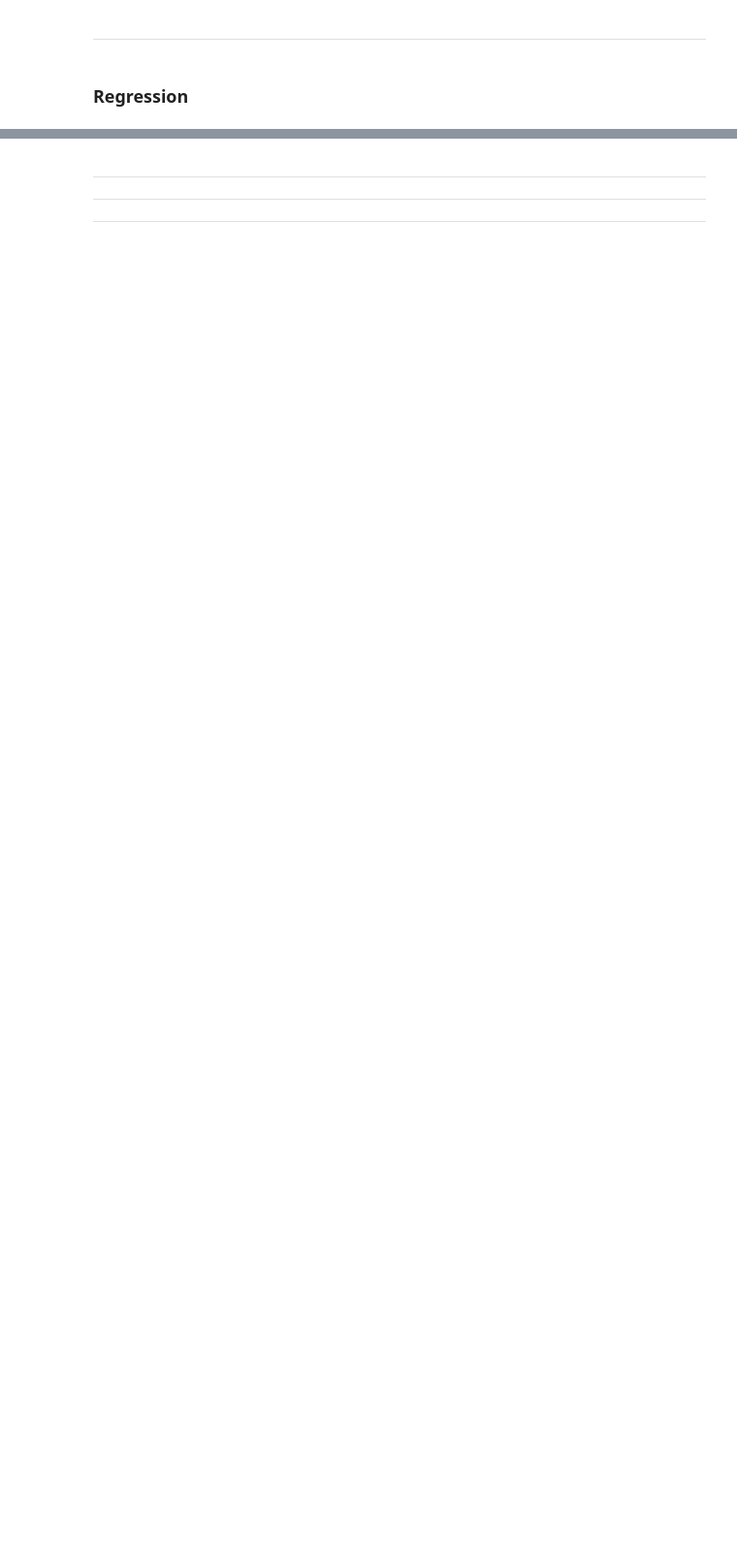
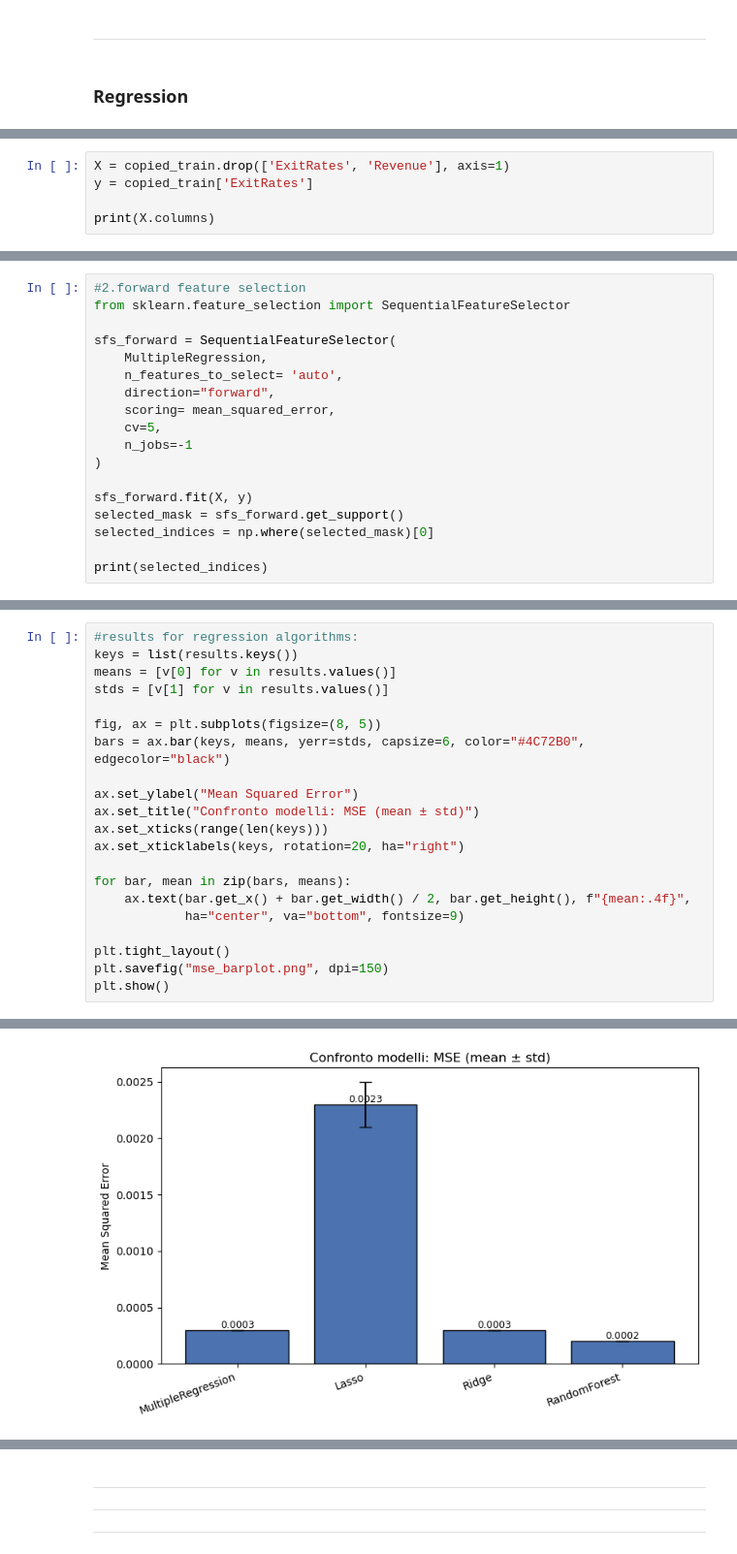
Before and after one commit to inchrysi/MLproject, a Jupyter notebook: MLproject.ipynb, the cells around one changed output, grey strips where cells are left out. Shown at 97% size. Saved outputs shown, nothing was run; the diff lists cells and outputs as text; blank space fills up the shorter version.

```diff
--- a/MLproject.ipynb
+++ b/MLproject.ipynb
@@ -649,0 +475,5 @@ Selected features NOT in missing_train: []
+# %%
+X = copied_train.drop(['ExitRates', 'Revenue'], axis=1)
+y = copied_train['ExitRates']
+
+print(X.columns)
@@ -649,0 +524,18 @@ Selected features NOT in missing_train: []
+# %%
+#2.forward feature selection
+from sklearn.feature_selection import SequentialFeatureSelector
+
+sfs_forward = SequentialFeatureSelector(
+    MultipleRegression,
+    n_features_to_select= 'auto',
+    direction="forward",
+    scoring= mean_squared_error,
+    cv=5,
+    n_jobs=-1
+)
+
+sfs_forward.fit(X, y)
+selected_mask = sfs_forward.get_support()
+selected_indices = np.where(selected_mask)[0]
+
+print(selected_indices)
@@ -649,0 +636,22 @@ Selected features NOT in missing_train: []
+# %%
+#results for regression algorithms:
+keys = list(results.keys())
+means = [v[0] for v in results.values()]
+stds = [v[1] for v in results.values()]
+
+fig, ax = plt.subplots(figsize=(8, 5))
+bars = ax.bar(keys, means, yerr=stds, capsize=6, color="#4C72B0", edgecolor="black")
+
+ax.set_ylabel("Mean Squared Error")
+ax.set_title("Confronto modelli: MSE (mean ± std)")
+ax.set_xticks(range(len(keys)))
+ax.set_xticklabels(keys, rotation=20, ha="right")
+
+for bar, mean in zip(bars, means):
+    ax.text(bar.get_x() + bar.get_width() / 2, bar.get_height(), f"{mean:.4f}",
+            ha="center", va="bottom", fontsize=9)
+
+plt.tight_layout()
+plt.savefig("mse_barplot.png", dpi=150)
+plt.show()
+# %% [output]
@@ -649,0 +672 @@ Selected features NOT in missing_train: []
+[figure, added]
```
Also changed, not shown: parts of 59 cells of this notebook, 1 other file.
